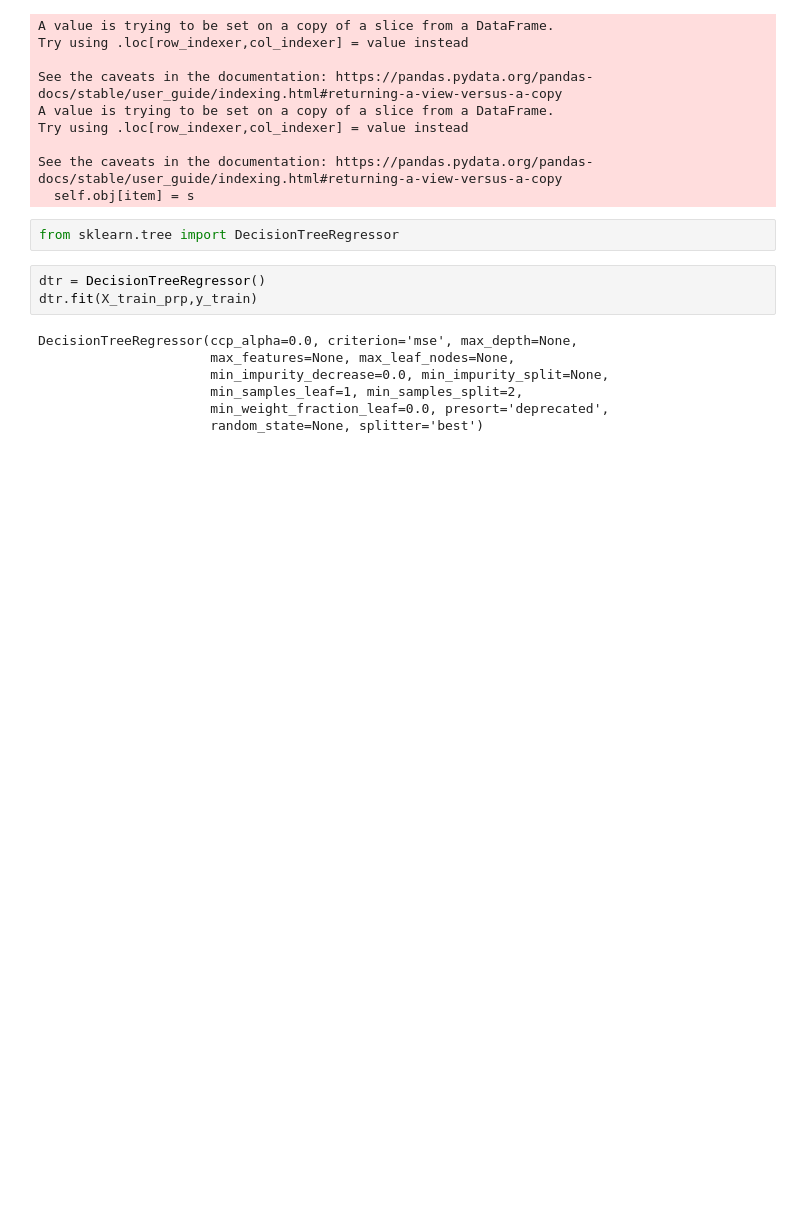
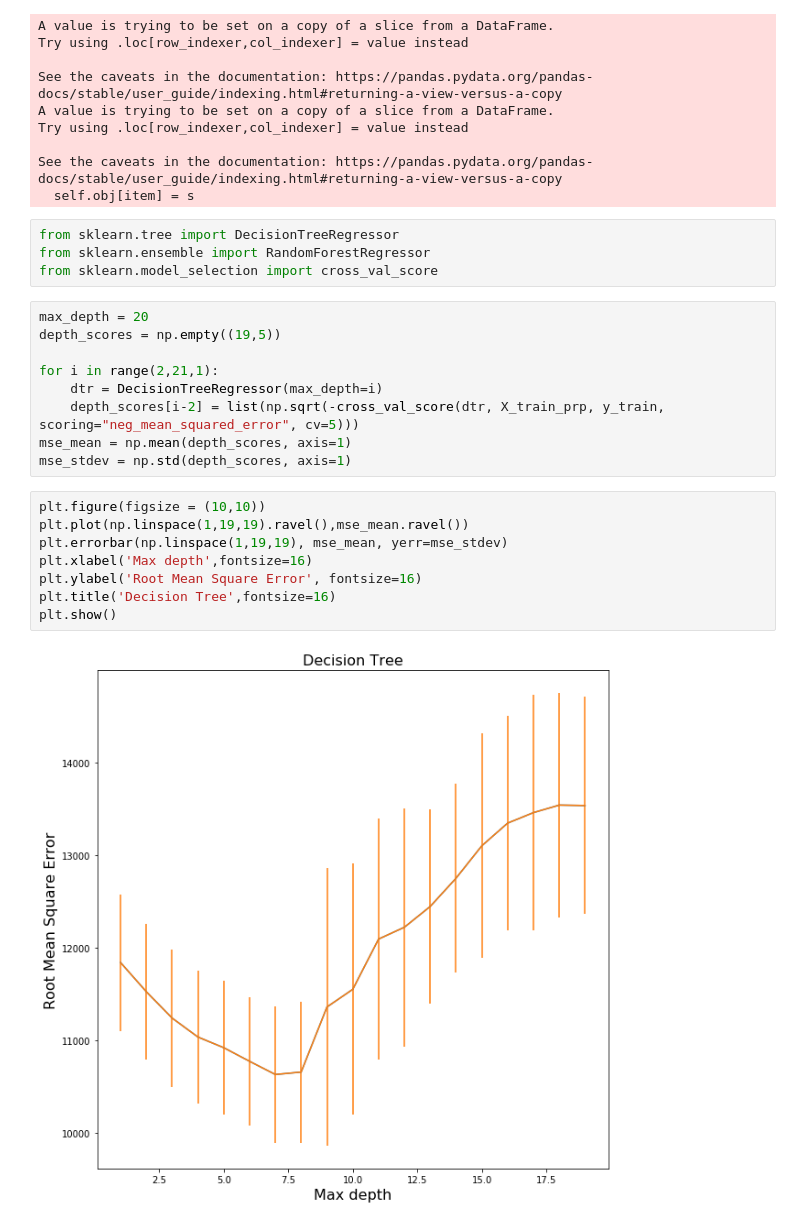
Before and after one commit to dheligman/climate, a Jupyter notebook: models_DMH.ipynb, the cells around one changed output. Saved outputs shown, nothing was run; the diff lists cells and outputs as text; blank space fills up the shorter version.

```diff
--- a/models_DMH.ipynb
+++ b/models_DMH.ipynb
@@ -92,13 +87,24 @@ See the caveats in the documentation: https://pandas.pydata.org/pandas-docs/stab
   self.obj[item] = s
 # %%
 from sklearn.tree import DecisionTreeRegressor
+from sklearn.ensemble import RandomForestRegressor
+from sklearn.model_selection import cross_val_score
-# %%
-dtr = DecisionTreeRegressor()
-dtr.fit(X_train_prp,y_train)
-# %% [output]
-DecisionTreeRegressor(ccp_alpha=0.0, criterion='mse', max_depth=None,
-                      max_features=None, max_leaf_nodes=None,
-                      min_impurity_decrease=0.0, min_impurity_split=None,
-                      min_samples_leaf=1, min_samples_split=2,
-                      min_weight_fraction_leaf=0.0, presort='deprecated',
-                      random_state=None, splitter='best')
+# %%
+max_depth = 20
+depth_scores = np.empty((19,5))
+
+for i in range(2,21,1):
+    dtr = DecisionTreeRegressor(max_depth=i)
+    depth_scores[i-2] = list(np.sqrt(-cross_val_score(dtr, X_train_prp, y_train, scoring="neg_mean_squared_error", cv=5)))
+mse_mean = np.mean(depth_scores, axis=1)
+mse_stdev = np.std(depth_scores, axis=1)
+# %%
+plt.figure(figsize = (10,10))
+plt.plot(np.linspace(1,19,19).ravel(),mse_mean.ravel())
+plt.errorbar(np.linspace(1,19,19), mse_mean, yerr=mse_stdev)
+plt.xlabel('Max depth',fontsize=16)
+plt.ylabel('Root Mean Square Error', fontsize=16)
+plt.title('Decision Tree',fontsize=16)
+plt.show()
+# %% [output]
+[figure, added]
```
Also changed, not shown: parts of 5 cells of this notebook, 3 other files.
